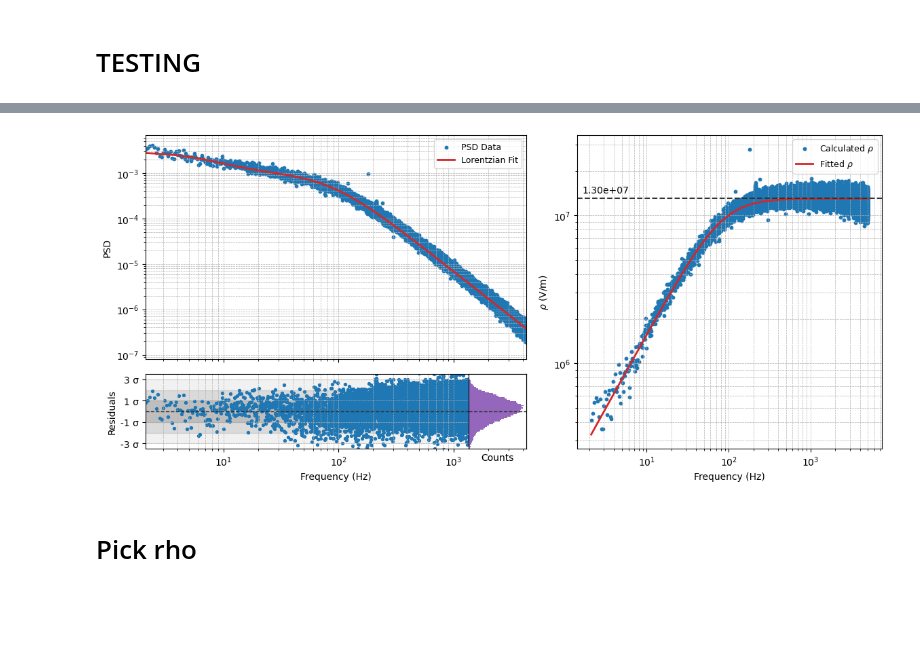
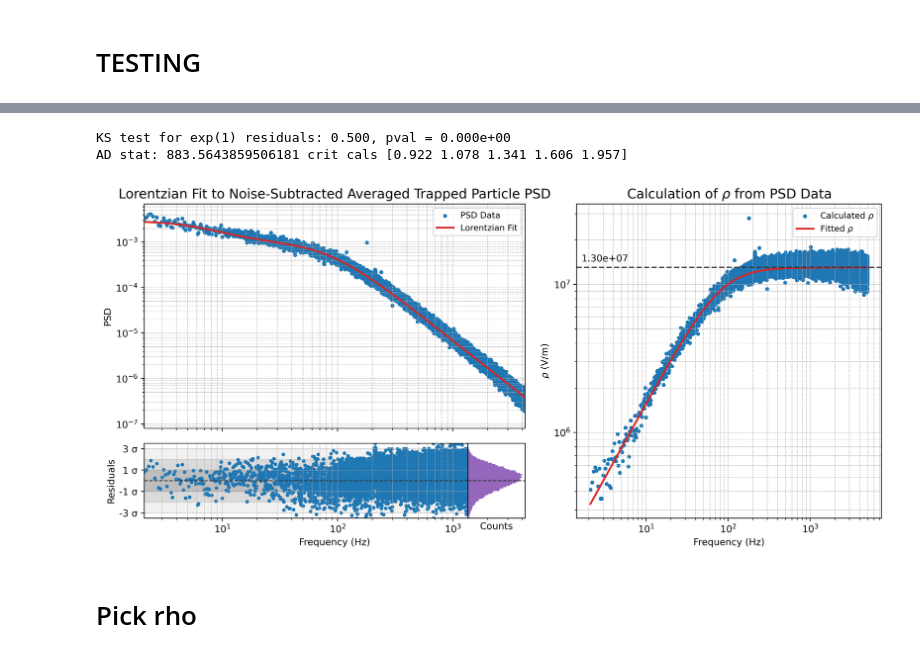
Before and after one commit to noah-silverberg/382L-Optical-Tweezer, a Jupyter notebook: rho.ipynb, the cells around one changed output, grey strips where cells are left out. Cells and saved outputs as stored; diff of their text form; code cells hidden in the pictures; blank space fills up the shorter version.

```diff
--- a/rho.ipynb
+++ b/rho.ipynb
@@ -38,7 +38,7 @@ data_ranges = [
 noise_files = ["Data/Untrapped 01 - 20M pts 10mins.CSV"]
 noise_ranges = [np.s_[:]]
 use_welch = False # Use Welch's method for PSD calculation (True) or FFT (False)
-nperseg = 2**15 # Used for scipy.signal.welch PSD calculation
+nperseg = 2**16 # Used for scipy.signal.welch PSD calculation
 T = 297 # Kelvin
 eta = 0.00089 # Viscosity of water (dependent on temperature)
 pix_to_dist = 374.14 # px per div (10 microns)
@@ -1163,7 +1162,19 @@ Limit ρ (f->∞): (1.300 ± 0.004) x 10^7
+# %%
+I = psd_std_all[100:3000]
+S_hat = model_values_all[100:3000]
+r = np.abs(I / S_hat)
+ks_stat, pval = stats.kstest(r, 'expon')
+print(f"KS test for exp(1) residuals: {ks_stat:.3f}, pval = {pval:.3e}")
+
+stat, crits, sig = stats.anderson(r, dist='expon')
+print("AD stat:", stat, "crit cals", crits)
+# %% [output]
+KS test for exp(1) residuals: 0.500, pval = 0.000e+00
+AD stat: 883.5643859506181 crit cals [0.922 1.078 1.341 1.606 1.957]
 # %%
 import matplotlib.gridspec as gridspec
 
-fig = plt.figure(figsize=(14, 6))
+fig = plt.figure(figsize=(14, 6), dpi=400)
 gs  = gridspec.GridSpec(2, 2,
                         width_ratios=[1.25, 1],
                         height_ratios=[3, 1],
@@ -1189,6 +1200,8 @@ ax_psd.scatter(freqs[mask], avg_difference_psd['PSD'][mask],
 ax_psd.plot(freqs[mask],
             lorentzian(freqs[mask], gamma_0_opt, f0_0_opt, x2_0_opt) + lorentzian(freqs[mask], gamma_1_opt, f0_1_opt, x2_1_opt),
             color='tab:red', lw=2, label='Lorentzian Fit')
+
+ax_psd.set_title("Lorentzian Fit to Noise-Subtracted Averaged Trapped Particle PSD", fontsize=14)
 
 # ax_psd.fill_between(freqs[mask],
 #                     (avg_difference_psd['PSD'] - avg_difference_psd['STD'])[mask],
@@ -1249,34 +1262,35 @@ ax_hist.set_ylim(ax_res.get_ylim())
 ax_hist.hist(std_resid, bins=100, orientation='horizontal', color='tab:purple')
 ax_hist.axhline(0, color='0.2', linestyle='--', linewidth=1)
 ax_hist.tick_params(left=False, labelleft=False,
                     bottom=False, labelbottom=False)
 ax_hist.set_xlabel('Counts')
 ax_hist.spines['top'].set_color('black')
 ax_hist.spines['right'].set_color('black')
 ax_hist.spines['bottom'].set_color('black')
 ax_hist.spines['left'].set_color('black')
 
 # --- 5) rho(f) on the right ---
 # ax_rho.fill_between(freqs[mask],
 #                     rho_raw - rho_raw_err,
 #                     rho_raw + rho_raw_err,
 #                     color='gray', alpha=0.3, label=r'$\rho\pm\sigma$')
 ax_rho.scatter(freqs[mask], rho_raw, s=10, color='tab:blue', label=r'Calculated $\rho$')
 ax_rho.plot(freqs[mask], rho_fit, lw=2, color='tab:red', label=r'Fitted $\rho$')
 ax_rho.axhline(rho_limit, color='0.2', ls='--')
 ax_rho.text(0.17, 0.84, f'{rho_limit:.2e}',
             transform=ax_rho.transAxes,
             va='top', ha='right')
 ax_rho.set_xscale('log')
 ax_rho.set_yscale('log')
 ax_rho.set_xlabel('Frequency (Hz)')
 ax_rho.set_ylabel(r'$\rho\ (\mathrm{V/m})$')
 ax_rho.legend(fontsize=9)
 ax_rho.grid(True, which='both', ls='--', lw=0.5)
+ax_rho.set_title(r"Calculation of $\rho$ from PSD Data", fontsize=14)
 
 plt.show()
 # %% [output]
-[figure, old version]
+[figure, new version]
 # %% [markdown]
 # Pick rho
 # %%
```
Also changed, not shown: parts of 2 cells of this notebook, 2 other files.
